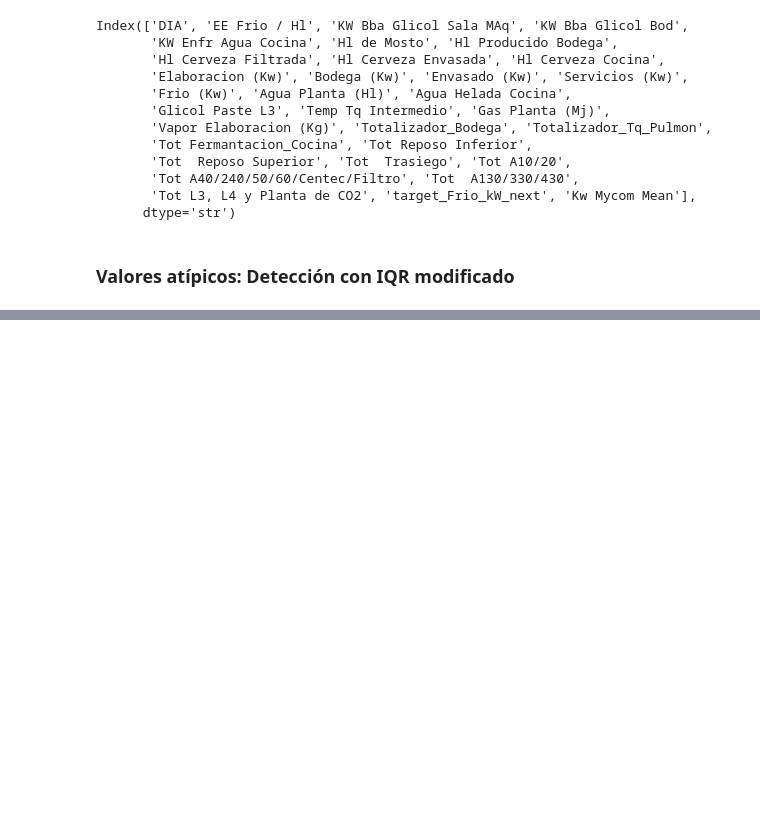
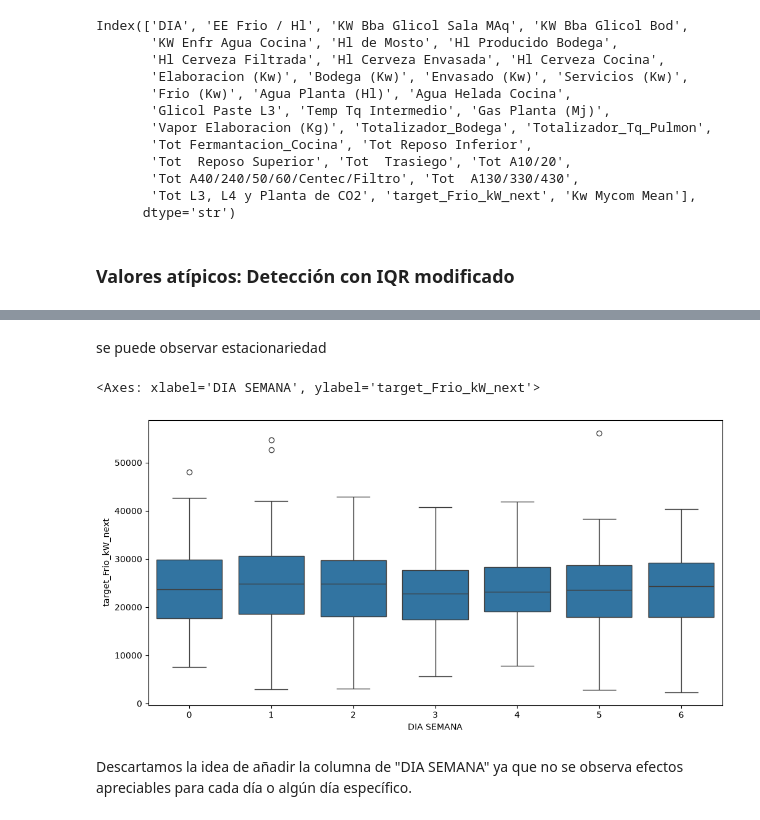
Before and after one commit to ignaciofaule-tech/TPI_LAB2_2026, a Jupyter notebook: src/EDA/EDA.ipynb, the cells around one changed output, grey strips where cells are left out. Saved outputs shown, nothing was run; the diff lists cells and outputs as text; code cells hidden in the pictures; blank space fills up the shorter version.

```diff
--- a/src/EDA/EDA.ipynb
+++ b/src/EDA/EDA.ipynb
@@ -186,0 +227,13 @@ Index(['EE Frio / Hl', 'KW Bba Glicol Sala MAq', 'KW Bba Glicol Bod',
+# %% [markdown]
+se puede observar estacionariedad
+# %%
+df_sin_frio_outliers["DIA"] = pd.to_datetime(df_sin_frio_outliers["DIA"])
+df_sin_frio_outliers["DIA SEMANA"] = df_sin_frio_outliers["DIA"].dt.dayofweek
+# %%
+plt.figure(figsize=(12,6))
+sns.boxplot(data=df_sin_frio_outliers, x="DIA SEMANA",y= "target_Frio_kW_next")
+# %% [output]
+<Axes: xlabel='DIA SEMANA', ylabel='target_Frio_kW_next'>
+[figure, added]
+# %% [markdown]
+Descartamos la idea de añadir la columna de "DIA SEMANA" ya que no se observa efectos apreciables para cada día o algún día específico.
```
Also changed, not shown: parts of 23 cells of this notebook.
